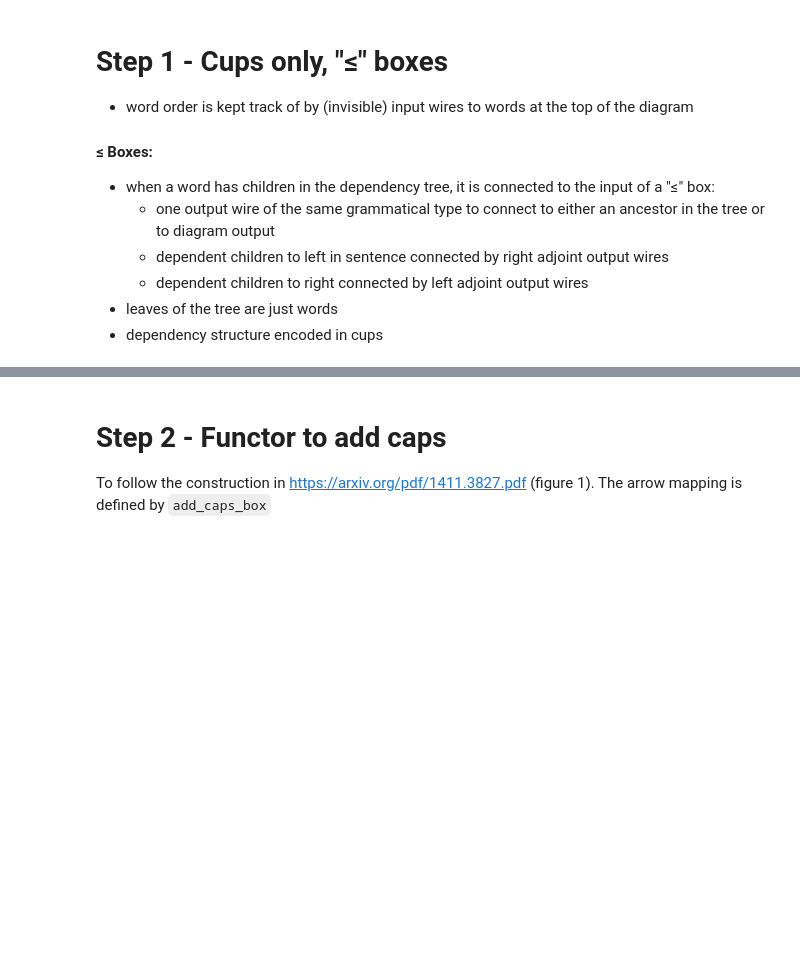
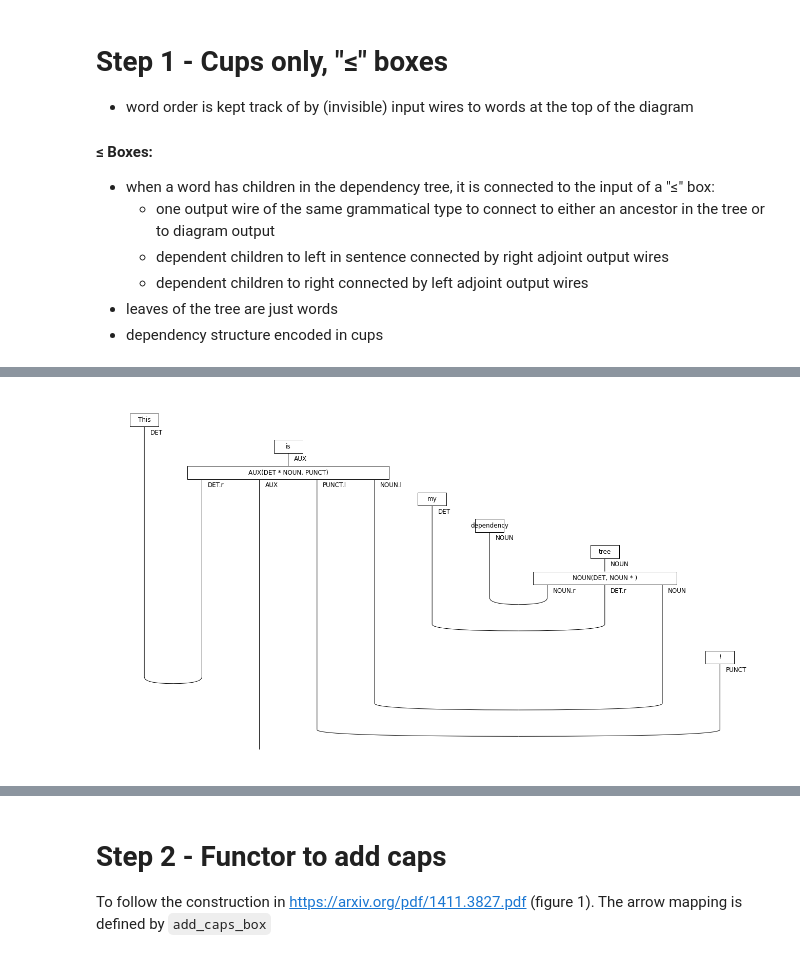
Before and after one commit to yliu9418/discopy, a Jupyter notebook: notebooks/dependency/dependency_autonomization.ipynb, the cells around one changed output, grey strips where cells are left out. Drawn from its saved outputs; the diff is of its cells as text; code cells hidden in the pictures; blank space fills up the shorter version.

```diff
--- a/notebooks/dependency/dependency_autonomization.ipynb
+++ b/notebooks/dependency/dependency_autonomization.ipynb
@@ -68 +33,67 @@ diagram.draw(figsize=(14,4))
+# %%
+from discopy import Ty, Word, Id, Box, Cup
+
+def autonomous_tree_nocaps(token):
+
+    # recursion - base case
+    if token.n_lefts + token.n_rights == 0:
+        return Word(token.text, Ty(token.pos_))
+
+
+    # recursion - self-reference
+    # top layer - word, box and subtree
+    left_cod  = [Ty(l.pos_).r for l in token.lefts]
+    left_cod.reverse()
+    right_cod = [Ty(r.pos_).l for r in token.rights]
+    right_cod.reverse()
+
+    cod = left_cod + [Ty(token.pos_)] + right_cod
+    cod = Ty().tensor(*cod)
+
+    left_label  = ", ".join([l.pos_ for l in token.lefts])
+    right_label = ", ".join([r.pos_ for r in token.rights])
+
+    label = f"{token.pos_}({left_label} * {right_label})"
+    box = Box(label, Ty(token.pos_), cod)
+
+    top_layer = Word(token.text, Ty(token.pos_)) >> box
+
+    # subtree
+    left_subtree  = Id(Ty()).tensor(*[autonomous_tree_nocaps(l) for l in token.lefts])
+    right_subtree = Id(Ty()).tensor(*[autonomous_tree_nocaps(r) for r in token.rights])
+
+    top_layer = left_subtree @ top_layer @ right_subtree
+
+
+    # bottom layer - cups and one Id
+    left_cups  = [Cup(l.l, l) for l in reversed(left_cod)]
+    right_cups = [Cup(r, r.r) for r in right_cod]
+
+    bottom_left = Id(Ty())
+    left_wires  = Id(Ty())
+    right_wires = Id(Ty())
+    for cup in left_cups:
+        new = left_wires @ cup @ right_wires
+        bottom_left = new >> bottom_left
+        left_wires  = left_wires @ Id(Ty(cup.dom[0]))
+        right_wires = Id(Ty(cup.dom[1])) @ right_wires
+
+    bottom_right = Id(Ty())
+    left_wires   = Id(Ty())
+    right_wires  = Id(Ty())
+    for cup in right_cups:
+        new = left_wires @ cup @ right_wires
+        bottom_right = new >> bottom_right
+        left_wires   = left_wires @ Id(Ty(cup.dom[0]))
+        right_wires  = Id(Ty(cup.dom[1])) @ right_wires
+
+    bottom_layer = bottom_left @ Id(Ty(token.pos_)) @ bottom_right
+
+
+    return top_layer >> bottom_layer
+
+diagram = autonomous_tree_nocaps(sentence.root)
+diagram.draw(figsize=(18,10))
+# %% [output]
+[figure, added]
 # %%
```
Also changed, not shown: parts of 6 cells of this notebook, 1 other file.
